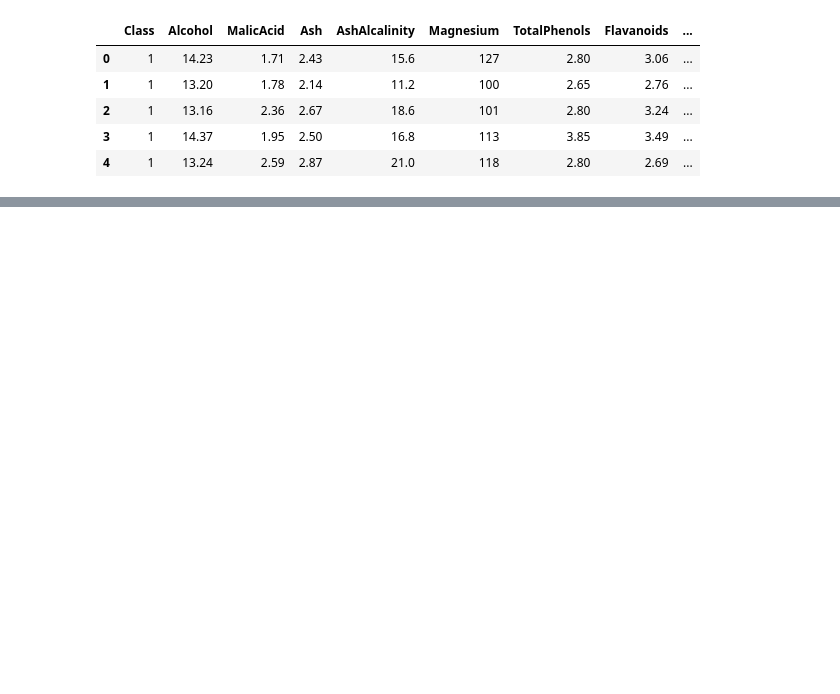
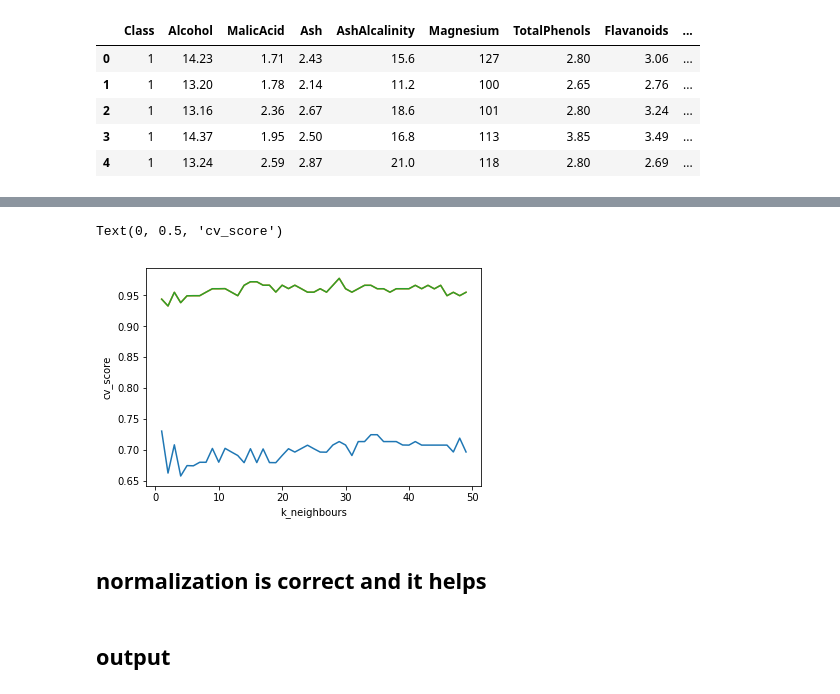
Before and after one commit to drabusov/coursera_ml, a Jupyter notebook: wine_classifier.ipynb, the cells around one changed output, grey strips where cells are left out. Drawn from its saved outputs; the diff is of its cells as text; code cells hidden in the pictures; blank space fills up the shorter version.

```diff
--- a/wine_classifier.ipynb
+++ b/wine_classifier.ipynb
@@ -31,0 +91,21 @@ df.describe()
+# %%
+X = df.copy()
+y = X.pop("Class")
+
+X = (X - X.mean()) / X.std()
+# %%
+arr_norm1 = [np.mean(cross_val_score(KNeighborsClassifier(n_neighbors=i), X, y, cv=kfold)) for i in range(1,50)]
+# %%
+plt.plot(np.arange(1,50), arr)
+plt.plot(np.arange(1,50), arr_norm)
+plt.plot(np.arange(1,50), arr_norm1)
+
+plt.xlabel("k_neighbours")
+plt.ylabel('cv_score')
+# %% [output]
+Text(0, 0.5, 'cv_score')
+[figure, added]
+# %% [markdown]
+## normalization is correct and it helps
+# %% [markdown]
+## output
```
Also changed, not shown: parts of 16 cells of this notebook, 4 other files.
